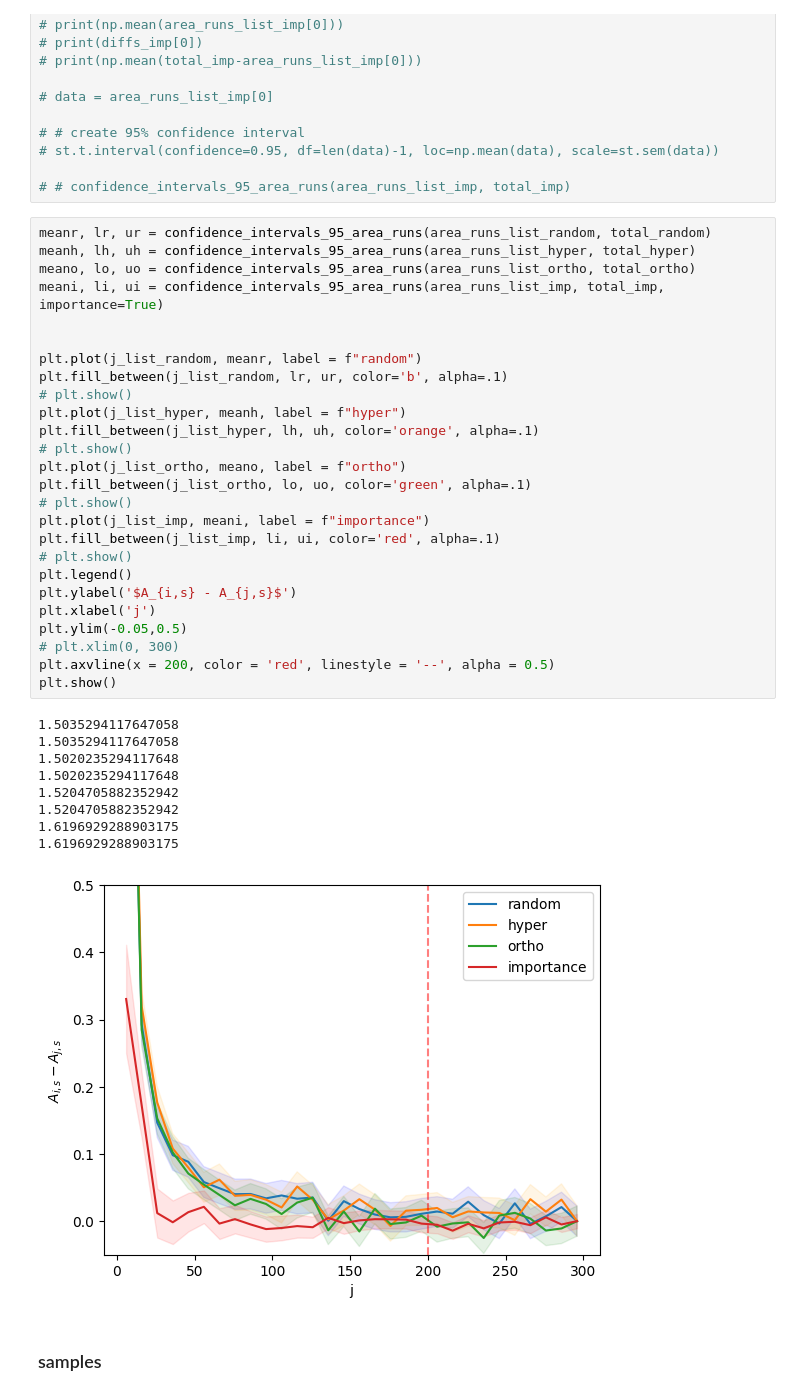
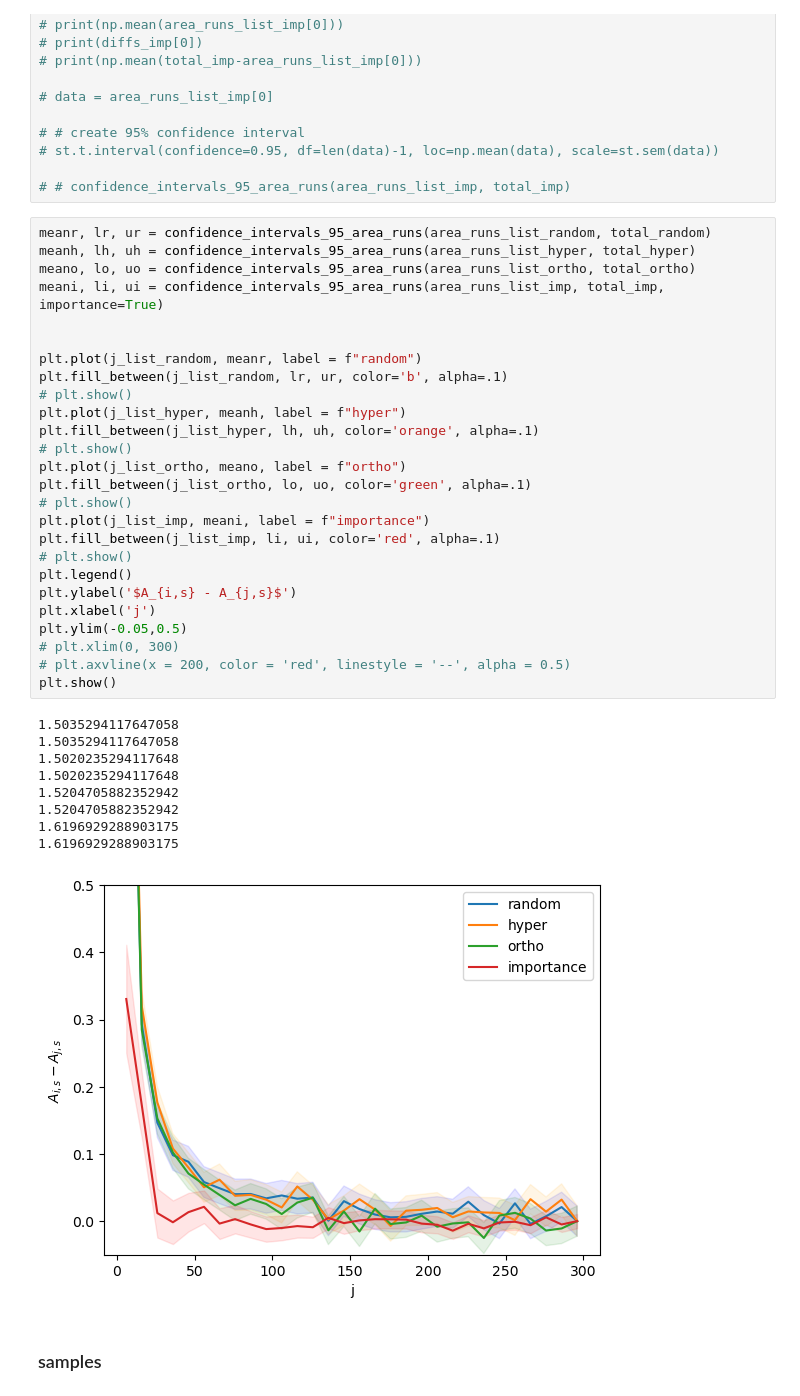
Before and after one commit to sachagijsbers/stochastic_1, a Jupyter notebook: importance_sampling_code.ipynb, the cells around one changed output. Cells and saved outputs as stored; diff of their text form.

```diff
--- a/importance_sampling_code.ipynb
+++ b/importance_sampling_code.ipynb
@@ -376,35 +376,35 @@ meano, lo, uo = confidence_intervals_95_area_runs(area_runs_list_ortho, total_or
 meani, li, ui = confidence_intervals_95_area_runs(area_runs_list_imp, total_imp, importance=True)
 
 
 plt.plot(j_list_random, meanr, label = f"random")
 plt.fill_between(j_list_random, lr, ur, color='b', alpha=.1)
 # plt.show()
 plt.plot(j_list_hyper, meanh, label = f"hyper")
 plt.fill_between(j_list_hyper, lh, uh, color='orange', alpha=.1)
 # plt.show()
 plt.plot(j_list_ortho, meano, label = f"ortho")
 plt.fill_between(j_list_ortho, lo, uo, color='green', alpha=.1)
 # plt.show()
 plt.plot(j_list_imp, meani, label = f"importance")
 plt.fill_between(j_list_imp, li, ui, color='red', alpha=.1)
 # plt.show()
 plt.legend()
 plt.ylabel('$A_{i,s} - A_{j,s}$')
 plt.xlabel('j')
 plt.ylim(-0.05,0.5)
 # plt.xlim(0, 300)
-plt.axvline(x = 200, color = 'red', linestyle = '--', alpha = 0.5)
+# plt.axvline(x = 200, color = 'red', linestyle = '--', alpha = 0.5)
 plt.show()
 # %% [output]
 1.5035294117647058
 1.5035294117647058
 1.5020235294117648
 1.5020235294117648
 1.5204705882352942
 1.5204705882352942
 1.6196929288903175
 1.6196929288903175
-[figure, old version]
+[figure, new version]
 # %% [markdown]
 ### samples
 # %%
```
Also changed, not shown: parts of 1 cell of this notebook, 2 other files.
